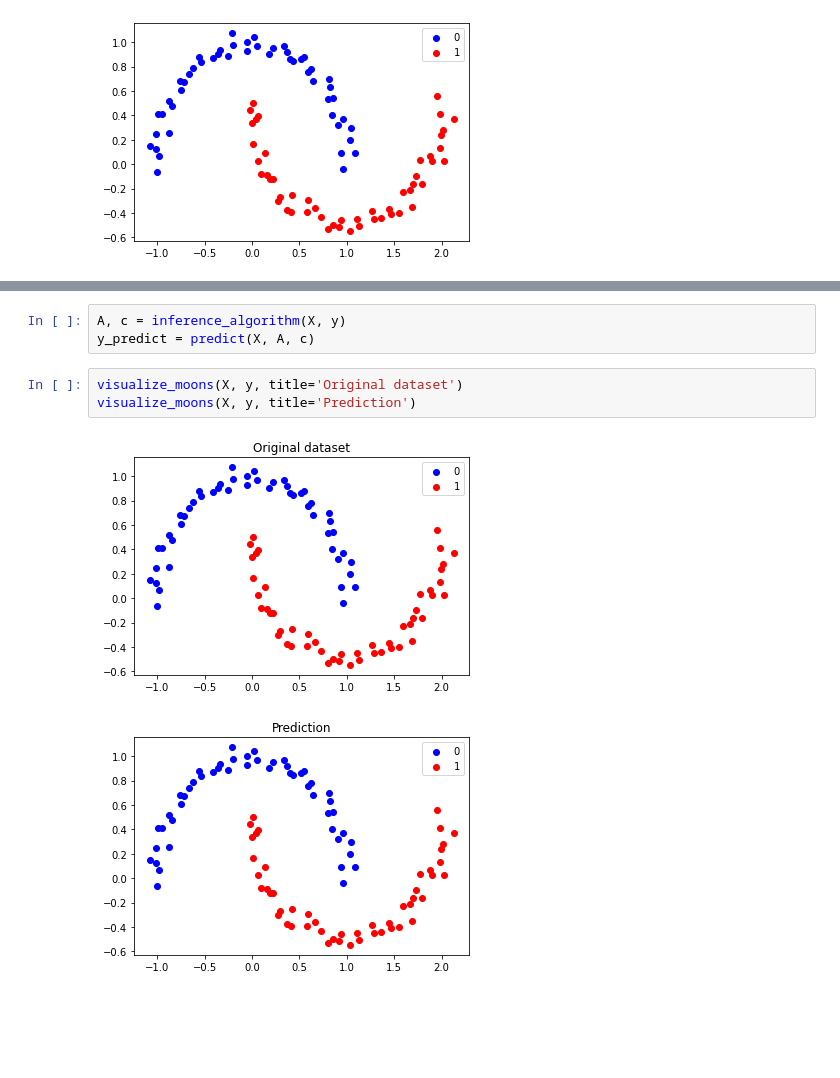
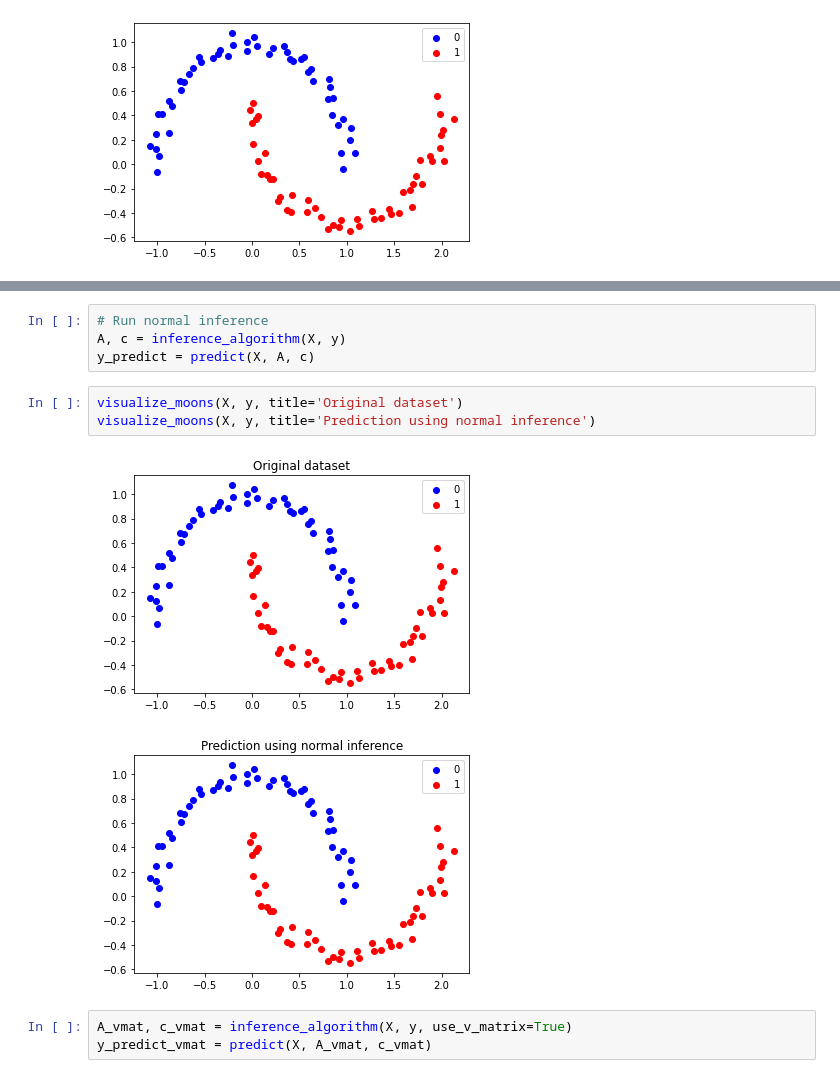
Before and after one commit to Vol0kin/LearningWithInvariants, a Jupyter notebook: examples/SVM_closed_form.ipynb, the cells around one changed output, grey strips where cells are left out. Drawn from its saved outputs; the diff is of its cells as text; blank space fills up the shorter version.

```diff
--- a/examples/SVM_closed_form.ipynb
+++ b/examples/SVM_closed_form.ipynb
@@ -61,11 +72,15 @@ def predict(X, A, c, gamma=None):
 
     return prediction
 # %%
+# Run normal inference
 A, c = inference_algorithm(X, y)
 y_predict = predict(X, A, c)
 # %%
 visualize_moons(X, y, title='Original dataset')
-visualize_moons(X, y, title='Prediction')
+visualize_moons(X, y, title='Prediction using normal inference')
 # %% [output]
 [figure]
-[figure, old version]
+[figure, new version]
+# %%
+A_vmat, c_vmat = inference_algorithm(X, y, use_v_matrix=True)
+y_predict_vmat = predict(X, A_vmat, c_vmat)
```
Also changed, not shown: parts of 2 cells of this notebook.
